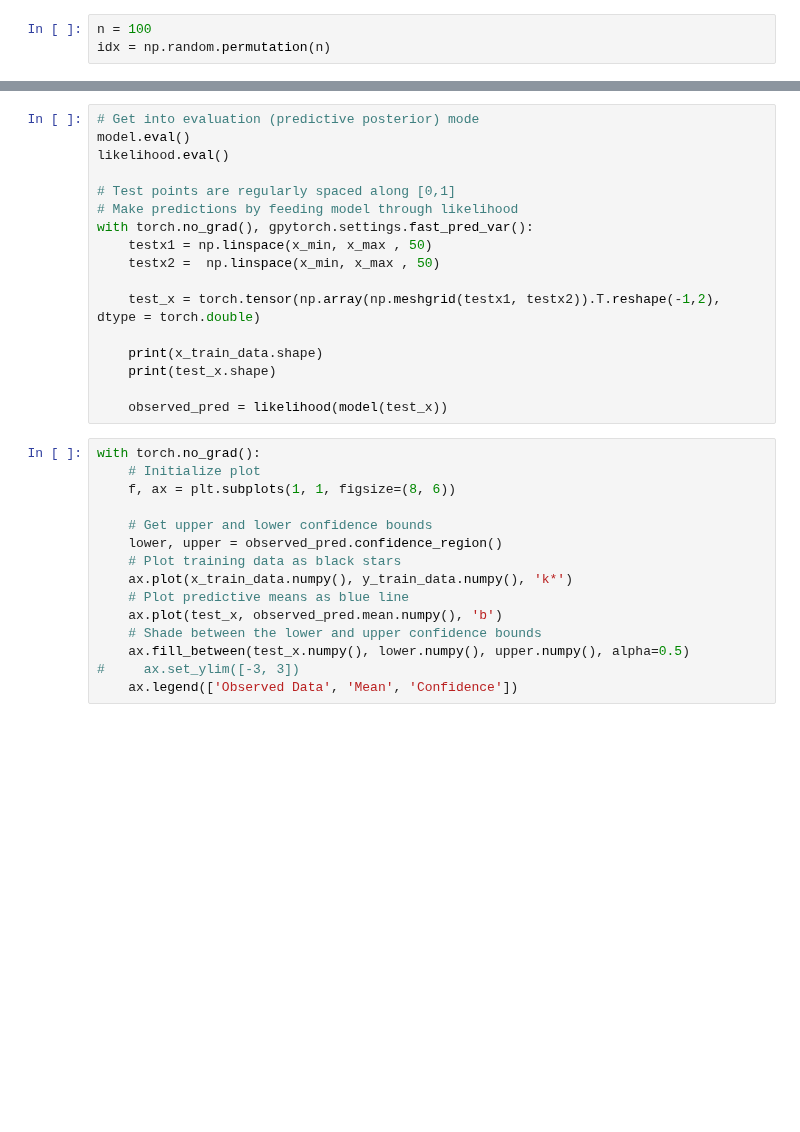
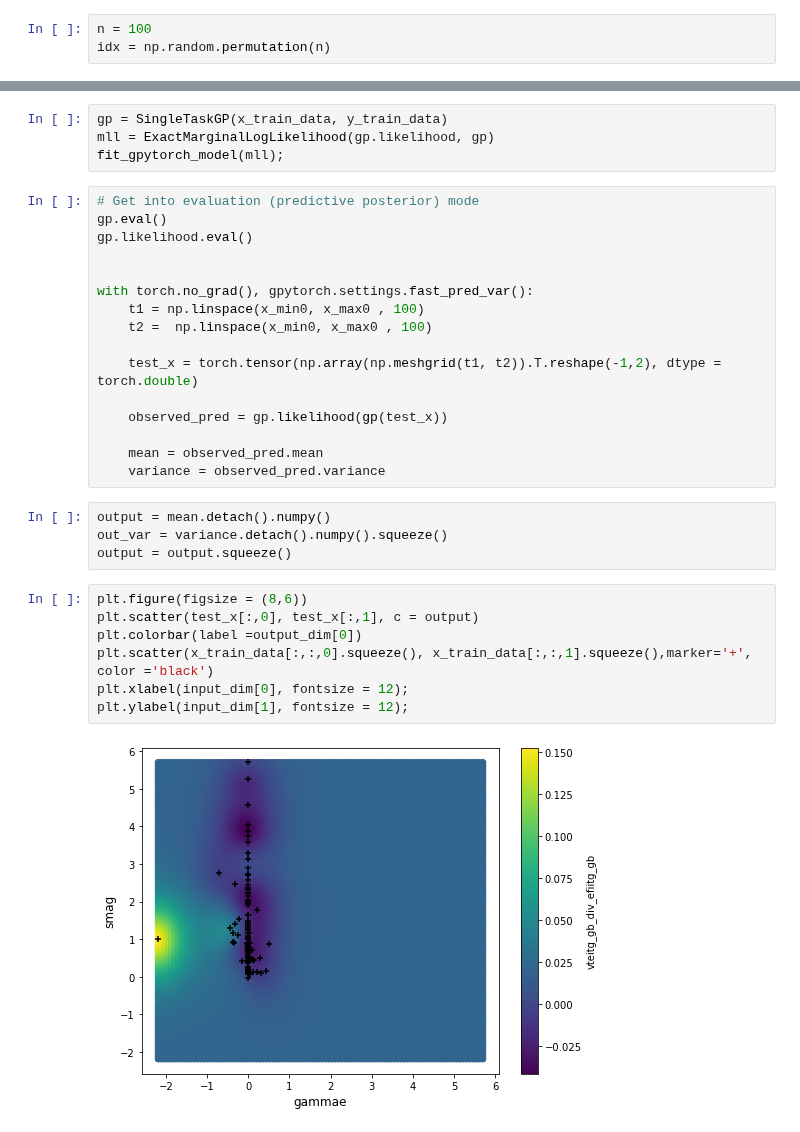
Before and after one commit to zcapjdb/UKAEAGroupProject, a Jupyter notebook: src/notebooks/GaussianProcess.ipynb, the cells around one changed output, grey strips where cells are left out. Saved outputs shown, nothing was run; the diff lists cells and outputs as text; blank space fills up the shorter version.

Commit message:
Working GP with 2 and 3 input dimensions plus plots

```diff
--- a/src/notebooks/GaussianProcess.ipynb
+++ b/src/notebooks/GaussianProcess.ipynb
@@ -91,32 +54,33 @@ for i in range(training_iter):
+# %%
+gp = SingleTaskGP(x_train_data, y_train_data)
+mll = ExactMarginalLogLikelihood(gp.likelihood, gp)
+fit_gpytorch_model(mll);
 # %%
 # Get into evaluation (predictive posterior) mode
-model.eval()
-likelihood.eval()
+gp.eval()
+gp.likelihood.eval()
 
-# Test points are regularly spaced along [0,1]
-# Make predictions by feeding model through likelihood
+
 with torch.no_grad(), gpytorch.settings.fast_pred_var():
-    testx1 = np.linspace(x_min, x_max , 50)
-    testx2 =  np.linspace(x_min, x_max , 50)
+    t1 = np.linspace(x_min0, x_max0 , 100)
+    t2 =  np.linspace(x_min0, x_max0 , 100)
 
-    test_x = torch.tensor(np.array(np.meshgrid(testx1, testx2)).T.reshape(-1,2), dtype = torch.double)
+    test_x = torch.tensor(np.array(np.meshgrid(t1, t2)).T.reshape(-1,2), dtype = torch.double)
 
-    print(x_train_data.shape)
-    print(test_x.shape)
+    observed_pred = gp.likelihood(gp(test_x))
 
-    observed_pred = likelihood(model(test_x))
+    mean = observed_pred.mean
+    variance = observed_pred.variance
 # %%
-with torch.no_grad():
-    # Initialize plot
-    f, ax = plt.subplots(1, 1, figsize=(8, 6))
-
-    # Get upper and lower confidence bounds
-    lower, upper = observed_pred.confidence_region()
-    # Plot training data as black stars
-    ax.plot(x_train_data.numpy(), y_train_data.numpy(), 'k*')
-    # Plot predictive means as blue line
-    ax.plot(test_x, observed_pred.mean.numpy(), 'b')
-    # Shade between the lower and upper confidence bounds
-    ax.fill_between(test_x.numpy(), lower.numpy(), upper.numpy(), alpha=0.5)
-#     ax.set_ylim([-3, 3])
-    ax.legend(['Observed Data', 'Mean', 'Confidence'])
+output = mean.detach().numpy()
+out_var = variance.detach().numpy().squeeze()
+output = output.squeeze()
+# %%
+plt.figure(figsize = (8,6))
+plt.scatter(test_x[:,0], test_x[:,1], c = output)
+plt.colorbar(label =output_dim[0])
+plt.scatter(x_train_data[:,:,0].squeeze(), x_train_data[:,:,1].squeeze(),marker='+', color ='black')
+plt.xlabel(input_dim[0], fontsize = 12);
+plt.ylabel(input_dim[1], fontsize = 12);
+# %% [output]
+[figure, added]
```
Also changed, not shown: parts of 22 cells of this notebook.
